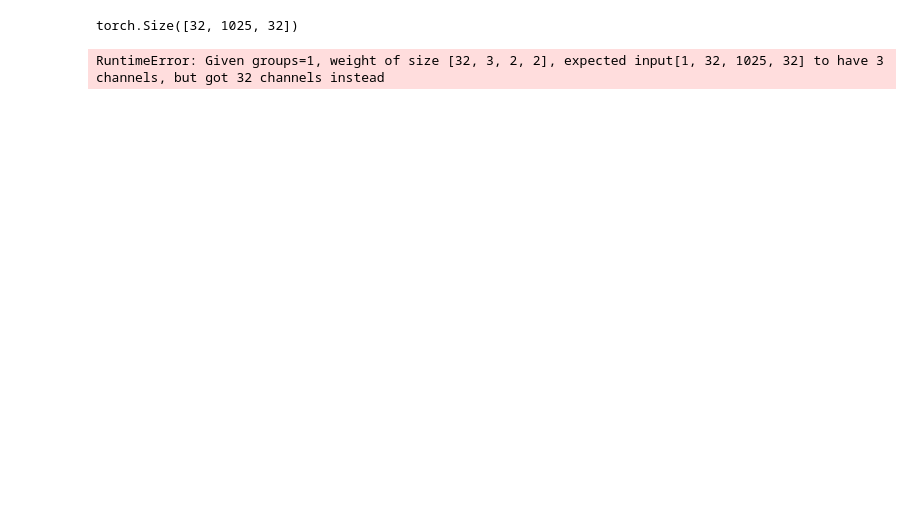
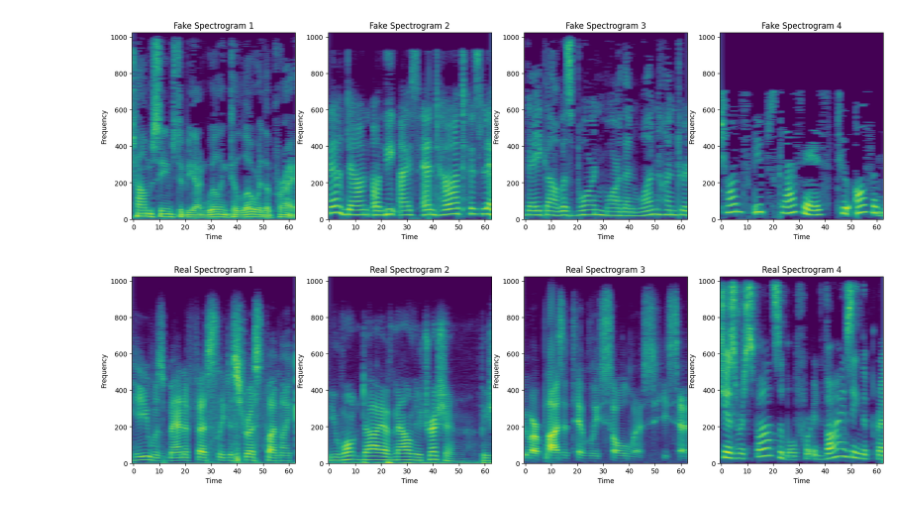
Before and after one commit to carcasonne/KIREPRO1PE, a Jupyter notebook: CNN.ipynb, the cells around one changed output. Saved outputs shown, nothing was run; the diff lists cells and outputs as text; code cells hidden in the pictures; blank space fills up the shorter version.

```diff
--- a/CNN.ipynb
+++ b/CNN.ipynb
@@ -151,42 +174,6 @@ print_sample_spec(get_sample(train_loader))
 # %%
-
-device = torch.device("cuda" if torch.cuda.is_available() else "cpu")
-
-def train_and_validate(model, train_loader, val_loader, criterion, optimizer, epochs=EPOCHS):
-    for epoch in range(epochs):
-        model.train()
-        running_loss = 0.0
-        for images, labels in train_loader:
-            images, labels = images.to(device), labels.to(device)
-            optimizer.zero_grad()
-            print(images.shape)
-            outputs = model(images)
-            loss = criterion(outputs, labels)
-            loss.backward()
-            optimizer.step()
-            running_loss += loss.item() * images.size(0)
-
-        print(f"Epoch [{epoch+1}/{epochs}], Training Loss: {running_loss / len(train_loader.dataset):.4f}")
-
-        # Validation
-        model.eval()
-        val_loss, correct = 0.0, 0
-        with torch.no_grad():
-            for images, labels in val_loader:
-                images, labels = images.to(device), labels.to(device)
-                outputs = model(images)
-                loss = criterion(outputs, labels)
-                val_loss += loss.item() * images.size(0)
-                _, predicted = torch.max(outputs, 1)
-                correct += (predicted == labels).sum().item()
-
-        print(f"Validation Loss: {val_loss / len(val_loader.dataset):.4f}, Accuracy: {correct / len(val_loader.dataset):.4f}")
-
-model = CNNClassifier().to(device)
-criterion = nn.CrossEntropyLoss()
-optimizer = optim.Adadelta(model.parameters())
-
-train_and_validate(model, train_loader, val_loader, criterion, optimizer, epochs=EPOCHS)
+plot_matplotlib(data_batch[5:], "Fake")
+plot_matplotlib(data_batch[-5:], "Real")
 # %% [output]
-torch.Size([32, 1025, 32])
-RuntimeError: Given groups=1, weight of size [32, 3, 2, 2], expected input[1, 32, 1025, 32] to have 3 channels, but got 32 channels instead
+[figure, added]
+[figure, added]
```
Also changed, not shown: parts of 2 cells of this notebook.
